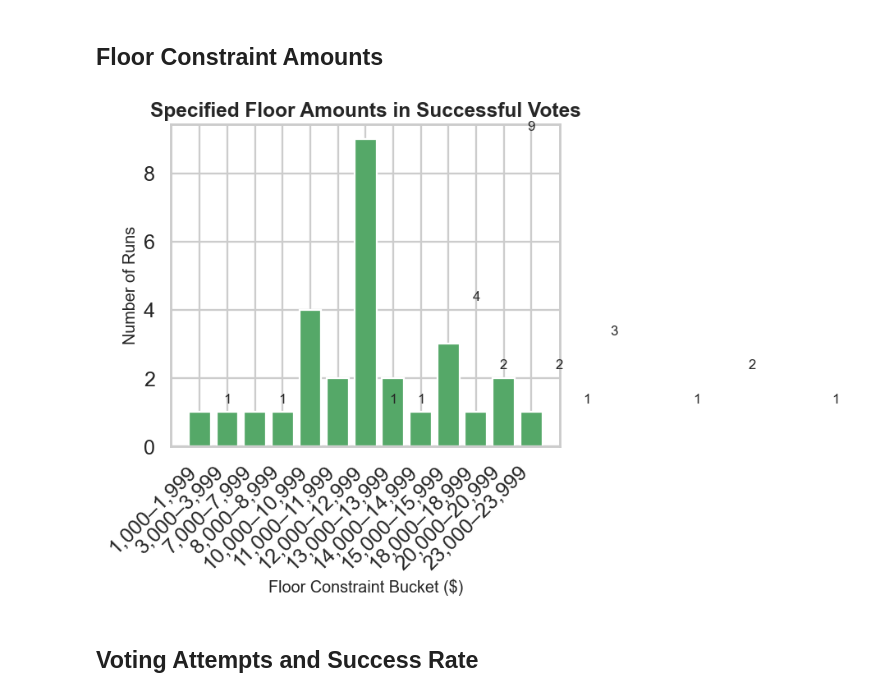
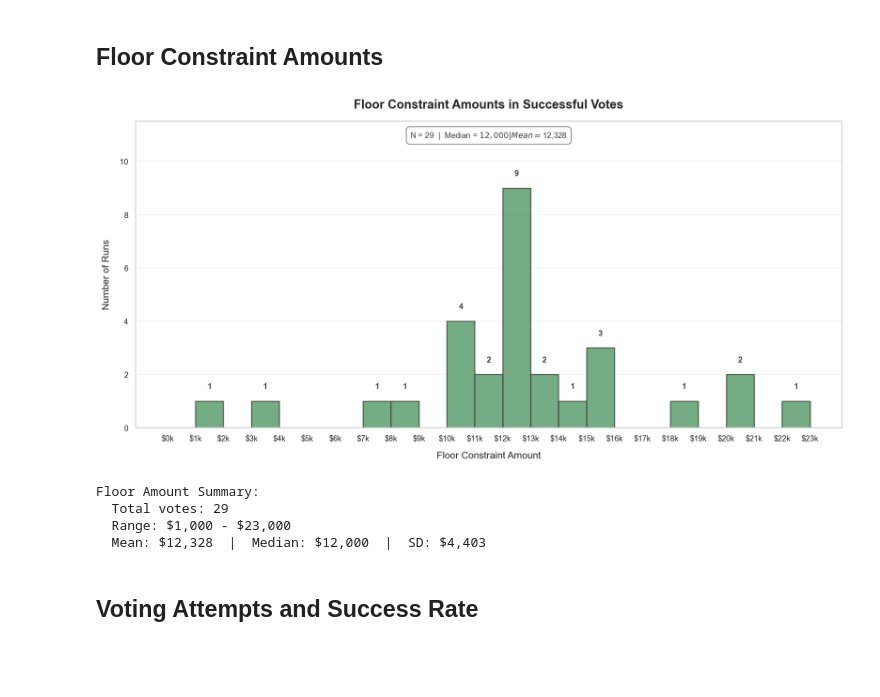
Before and after one commit to Lucas-Mueller/Rawls_v3, a Jupyter notebook: hypothesis_testing/hypothesis_1/hypothesis1_descriptive_analysis.ipynb, the cells around one changed output. Drawn from its saved outputs; the diff is of its cells as text; code cells hidden in the pictures; blank space fills up the shorter version.

```diff
--- a/hypothesis_testing/hypothesis_1/hypothesis1_descriptive_analysis.ipynb
+++ b/hypothesis_testing/hypothesis_1/hypothesis1_descriptive_analysis.ipynb
@@ -291,50 +574,67 @@ display(coverage_table)
 # %% [markdown]
 ## Floor Constraint Amounts
 # %%
-
 parameter_votes = vote_rounds[
     (vote_rounds["consensus_reached"] == True)
     & vote_rounds["agreed_constraint"].notna()
 ]
 
 if not parameter_votes.empty:
-    bucket_width = 1000
-    max_amount = int(parameter_votes["agreed_constraint"].max())
-    upper_bound = int(np.ceil(max_amount / bucket_width) + 1) * bucket_width
-    bin_edges = np.arange(0, upper_bound + bucket_width, bucket_width)
-    labels = [f"{start:,}–{end - 1:,}" for start, end in zip(bin_edges[:-1], bin_edges[1:])]
+    amounts = parameter_votes["agreed_constraint"].values
 
-    parameter_votes = parameter_votes.copy()
-    parameter_votes["amount_bucket"] = pd.cut(
-        parameter_votes["agreed_constraint"],
-        bins=bin_edges,
-        labels=labels,
-        right=False,
-        include_lowest=True
-    )
-    bucket_counts = (parameter_votes.groupby(["agreed_principle_label", "amount_bucket"])
-                                     .size()
-                                     .reset_index(name="count"))
-    bucket_counts = bucket_counts[bucket_counts["count"] > 0]
+    # Create bins with $5,000 intervals
+    bin_width = 1000
+    min_amount = 0
+    max_amount = int(np.ceil(amounts.max() / bin_width) * bin_width)
+    bins = np.arange(min_amount, max_amount + bin_width, bin_width)
 
-    fig, ax = plt.subplots(figsize=(12, 6))
-    ax.bar(bucket_counts["amount_bucket"], bucket_counts["count"], color="#55A868")
+    fig, ax = plt.subplots(figsize=FIG_SIZES["wide_single"])
 
-    for idx, row in bucket_counts.iterrows():
-        ax.text(idx, row["count"] + 0.2, int(row["count"]), ha="center", va="bottom", fontsize=11)
+    # Create histogram
+    counts, bin_edges, patches = ax.hist(amounts, bins=bins, color=COLORS["primary_green"],
+                                         edgecolor=COLORS["dark_gray"], alpha=0.85, linewidth=1.2)
 
-    ax.set_title("Specified Floor Amounts in Successful Votes")
-    ax.set_xlabel("Floor Constraint Bucket ($)")
-    ax.set_ylabel("Number of Runs")
-    ax.set_xticklabels(bucket_counts["amount_bucket"], rotation=45, ha="right")
+    # Add count labels on bars
+    for count, edge in zip(counts, bin_edges[:-1]):
+        if count > 0:
+            ax.text(edge + bin_width/2, count + 0.4, int(count),
+                   ha="center", va="bottom", fontsize=FONT_SIZES["annotation"],
+                   fontweight="bold", color=COLORS["dark_gray"])
+
+    # Format x-axis labels
+    ax.set_xticks(bins)
+    ax.set_xticklabels([f"${int(b/1000)}k" for b in bins], rotation=0)
+
+    ax.set_title("Floor Constraint Amounts in Successful Votes",
+                fontsize=FONT_SIZES["title"], fontweight="bold", pad=15)
+    ax.set_xlabel("Floor Constraint Amount", fontsize=FONT_SIZES["axis_label"], labelpad=10)
+    ax.set_ylabel("Number of Runs", fontsize=FONT_SIZES["axis_label"], labelpad=10)
+    ax.set_ylim(0, counts.max() + 2.5)
+
+    # Add summary statistics box
+    median_amount = np.median(amounts)
+    mean_amount = np.mean(amounts)
+    stats_text = f"N = {len(amounts)}  |  Median = ${median_amount:,.0f}  |  Mean = ${mean_amount:,.0f}"
+    ax.text(0.5, 0.97, stats_text, transform=ax.transAxes, ha="center", va="top",
+            bbox=dict(boxstyle="round,pad=0.5", facecolor="white", edgecolor=COLORS["medium_gray"],
+                     linewidth=1, alpha=0.9),
+            fontsize=FONT_SIZES["annotation"], color=COLORS["dark_gray"])
 
     fig.tight_layout()
-    fig.savefig(FIGURES_DIR / "specified_amount_histogram.png", dpi=300, bbox_inches="tight")
     plt.show()
+
+    print(f"\nFloor Amount Summary:")
+    print(f"  Total votes: {len(amounts)}")
+    print(f"  Range: ${amounts.min():,.0f} - ${amounts.max():,.0f}")
+    print(f"  Mean: ${mean_amount:,.0f}  |  Median: ${median_amount:,.0f}  |  SD: ${amounts.std():,.0f}")
 else:
     print("No successful votes with numeric constraints found.")
 # %% [output]
-[figure, old version]
+[figure, new version]
+Floor Amount Summary:
+  Total votes: 29
+  Range: $1,000 - $23,000
+  Mean: $12,328  |  Median: $12,000  |  SD: $4,403
 # %% [markdown]
 ## Voting Attempts and Success Rate
 # %%
```
Also changed, not shown: parts of 20 cells of this notebook, 48 other files.
